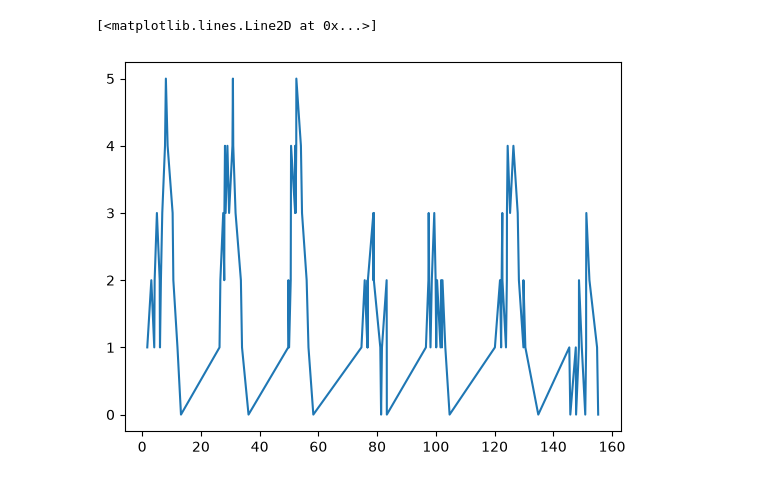
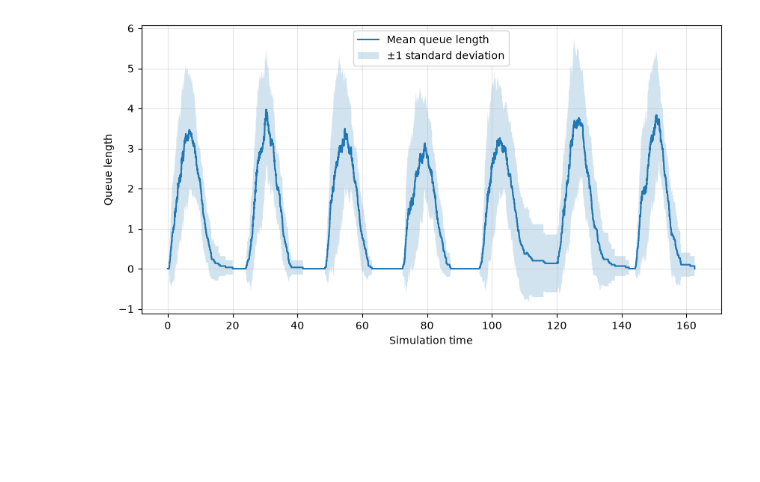
Before and after one commit to foldwalk/print_farm_simulation, a Jupyter notebook: plots.ipynb, the cells around one changed output. Saved outputs shown, nothing was run; the diff lists cells and outputs as text; code cells hidden in the pictures; blank space fills up the shorter version.

Commit message:
Updated Plotting Logic
Updated the plotting and simulation logic to run for multiple replications

```diff
--- a/plots.ipynb
+++ b/plots.ipynb
@@ -27,7 +41,44 @@ def create_plots(run_path: str):
+# %%
+def create_plots(run_path: str):
+    run = np.load(Path("runs") / run_path)
+
+    # Load queue count data
+    queue_count_times = run['queue_count_times']
+    queue_counts = run['queue_counts']
+
+    # Calculate average queue counts
+    time_grid, mean_counts, std_counts = average_queue_counts(
+        queue_count_times,
+        queue_counts
+    )
+
+    # Plot
+    plt.figure(figsize=(10, 5))
+
+    plt.step(
+        time_grid,
+        mean_counts,
+        where='post',
+        label='Mean queue length'
+    )
+
+    plt.fill_between(
+        time_grid,
+        mean_counts - std_counts,
+        mean_counts + std_counts,
+        step='post',
+        alpha=0.2,
+        label='±1 standard deviation'
+    )
+
+    plt.xlabel('Simulation time')
+    plt.ylabel('Queue length')
+    plt.legend()
+    plt.grid(alpha=0.3)
+    plt.show()
 # %%
-run = "20261113-133132.npz"
+run = "20261113-135307.npz"
 
 create_plots(run)
 # %% [output]
-[<matplotlib.lines.Line2D at 0x...>]
-[figure, old version]
+[figure, new version]
```
Also changed, not shown: parts of 1 cell of this notebook, 2 other files.
